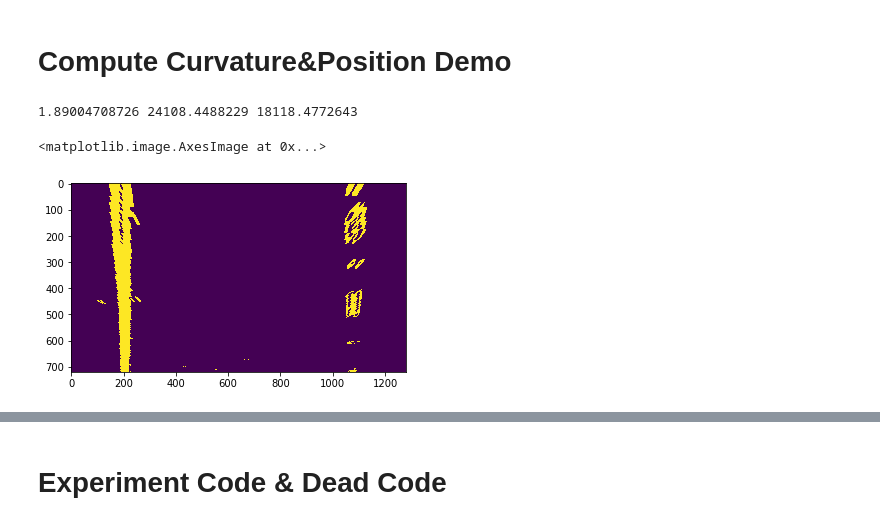
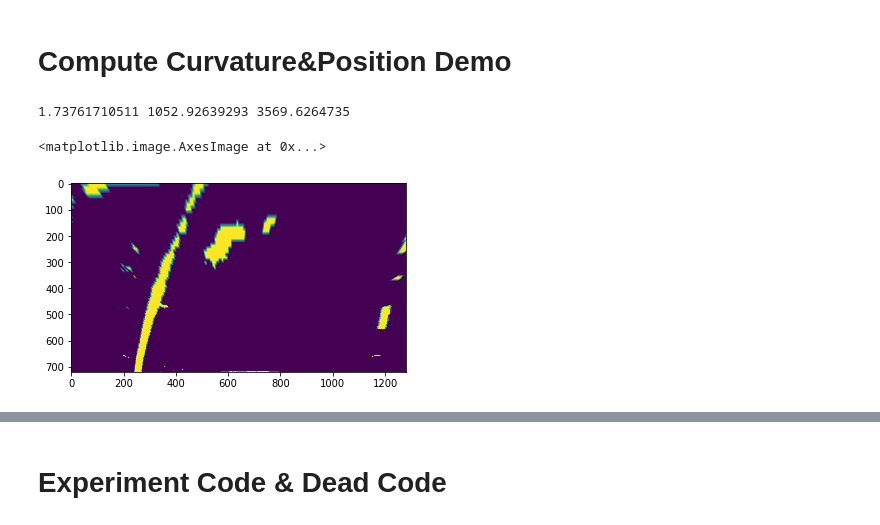
Before and after one commit to 0rig1n/CarND-Advanced-Lane-Lines, a Jupyter notebook: examples/example.ipynb, the cells around one changed output, grey strips where cells are left out. Cells and saved outputs as stored; diff of their text form; code cells hidden in the pictures.

```diff
--- a/examples/example.ipynb
+++ b/examples/example.ipynb
@@ -174,34 +174,22 @@ def perspective_transform(img):
     warped = cv2.warpPerspective(img,M,img_size,flags=cv2.INTER_LINEAR)
     return warped,Minv
 
-def color_GD_thresh(img, s_thresh=(170, 255), sx_thresh=(20, 100)):
+def multi_thresh(img):
     img = np.copy(img)
-    # Convert to HLS color space and separate the V channel
-    hls = cv2.cvtColor(img, cv2.COLOR_RGB2HLS).astype(np.float)
-    l_channel = hls[:,:,1]
-    s_channel = hls[:,:,2]
-    # Sobel x
-    sobelx = cv2.Sobel(l_channel, cv2.CV_64F, 1, 0) # Take the derivative in x
-    abs_sobelx = np.absolute(sobelx) # Absolute x derivative to accentuate lines away from horizontal
-    scaled_sobel = np.uint8(255*abs_sobelx/np.max(abs_sobelx))
+    hls = cv2.cvtColor(img, cv2.COLOR_RGB2HLS)
+    lab = cv2.cvtColor(img, cv2.COLOR_RGB2Lab)
+    hsv = cv2.cvtColor(img, cv2.COLOR_RGB2HSV)
+    clahe1 = cv2.createCLAHE(2.0, tileGridSize=(8,8))
+    clahe2 = cv2.createCLAHE(2.0, tileGridSize=(8,8))
+    clahe3 = cv2.createCLAHE(6.0, tileGridSize=(8,8))
+    lab=clahe1.apply(lab[:,:,2])
+    hls=clahe2.apply(hls[:,:,1])
+    hsv=clahe3.apply(hsv[:,:,2])
+    _,lab=cv2.threshold(lab, 150, 255, cv2.THRESH_BINARY)
+    _,hls=cv2.threshold(hls, 210, 255, cv2.THRESH_BINARY)
+    _,hsv=cv2.threshold(hsv, 220, 255, cv2.THRESH_BINARY)
 
-    # Threshold x gradient
-    sxbinary = np.zeros_like(scaled_sobel)
-    sxbinary[(scaled_sobel >= sx_thresh[0]) & (scaled_sobel <= sx_thresh[1])] = 1
-
-
-    # Threshold color channel
-    s_binary = np.zeros_like(s_channel)
-    s_binary[(s_channel >= s_thresh[0]) & (s_channel <= s_thresh[1])] = 1
-    # Stack each channel
-    # Note color_binary[:, :, 0] is all 0s, effectively an all black image. It might
-    # be beneficial to replace this channel with something else.
-    color_binary = np.dstack(( np.zeros_like(sxbinary), sxbinary, s_binary)) * 255
-
-    combined_binary = np.zeros_like(sxbinary)
-    combined_binary[(s_binary == 1) | (sxbinary == 1)] = 1
-
-    return combined_binary
+    return lab | hls |hsv
 
 def find_lines(binary_warped):
     # Assuming you have created a warped binary image called "binary_warped"
@@ -323,3 +311,4 @@ def curve(ploty,left_fitx,right_fitx):
     right_curverad = ((1 + (2*right_fit_cr[0]*y_eval*ym_per_pix + right_fit_cr[1])**2)**1.5) / np.absolute(2*right_fit_cr[0])
     pos=(right_fitx[0]-left_fitx[0])/2*3.7/880
     return(pos,left_curverad, right_curverad)
+#Note: num of position represent the distance between left lanel line and the car
@@ -440,13 +509,14 @@ Wall time: 7min 29s
 # %%
 img=test
 undist=distortion_correct(img,mtx,dist)
-warped=color_GD_thresh(undist)
+warped=multi_thresh(undist)
 pesp,Minv=perspective_transform(warped)
 (ploty,left_fitx,right_fitx)=find_lines(pesp)
 (pos,left_curverad, right_curverad)=curve(ploty,left_fitx,right_fitx)
 print(pos,left_curverad, right_curverad)
+
 plt.imshow(pesp)
 # %% [output]
-1.89004708726 24108.4488229 18118.4772643
+1.73761710511 1052.92639293 3569.6264735
 <matplotlib.image.AxesImage at 0x...>
-[figure, old version]
+[figure, new version]
```
Also changed, not shown: parts of 7 cells of this notebook, 10 other files.
